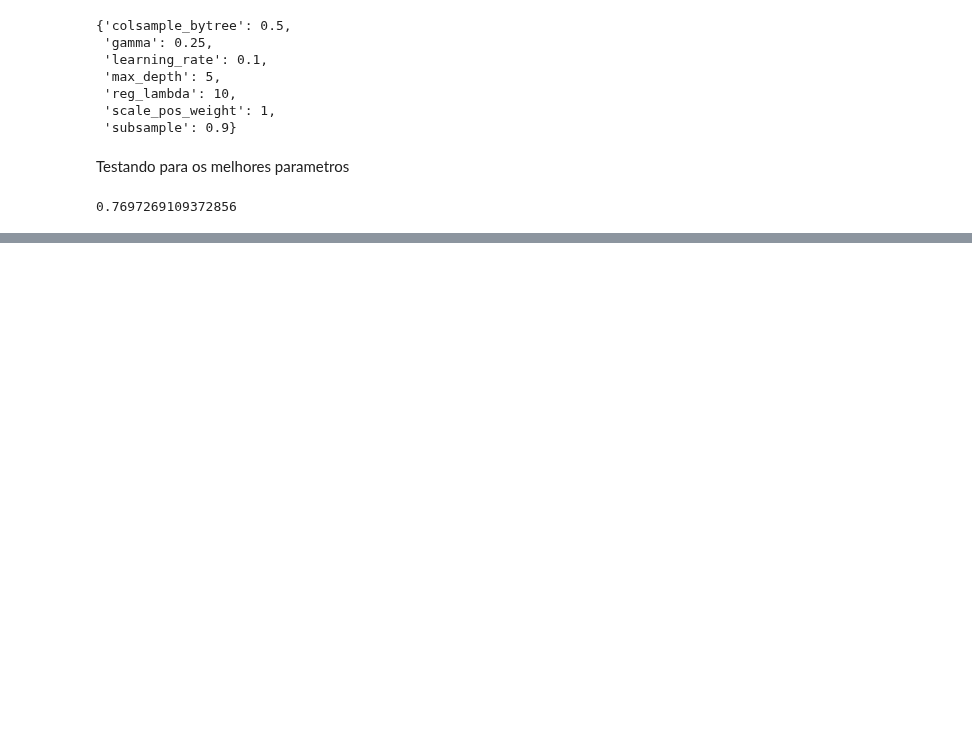
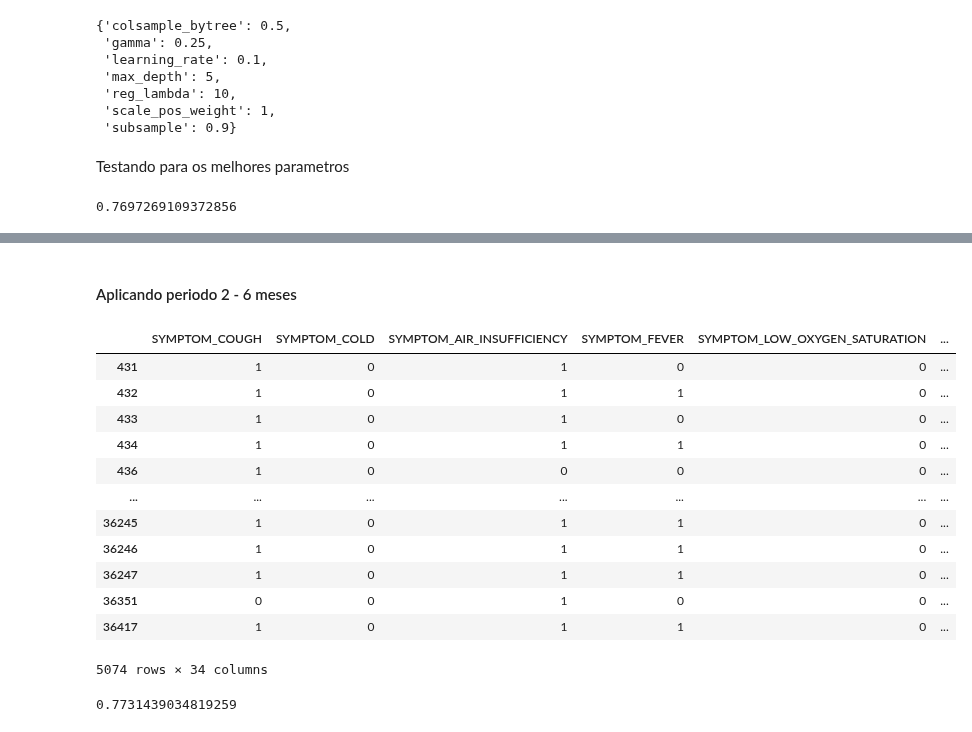
Before and after one commit to bielarnaud/Estudo_dados_de_covid, a Jupyter notebook: Codes/XGBoost.ipynb, the cells around one changed output, grey strips where cells are left out. Drawn from its saved outputs; the diff is of its cells as text; code cells hidden in the pictures; blank space fills up the shorter version.

```diff
--- a/Codes/XGBoost.ipynb
+++ b/Codes/XGBoost.ipynb
@@ -100,0 +170,23 @@ accuracy_score(y_test, preds)
+# %% [markdown]
+#### Aplicando periodo 2 - 6 meses
+# %%
+random_forest = Random_forest(periodo_2)
+random_forest.run_graves()
+
+df_p2 = random_forest.df
+df_p2 = df_p2[list_features]
+df_p2
+# %% [output]
+|  | SYMPTOM_COUGH | SYMPTOM_COLD | SYMPTOM_AIR_INSUFFICIENCY | SYMPTOM_FEVER | SYMPTOM_LOW_OXYGEN_SATURATION | ... |
+| 431 | 1 | 0 | 1 | 0 | 0 | ... |
+| 432 | 1 | 0 | 1 | 1 | 0 | ... |
+| 433 | 1 | 0 | 1 | 0 | 0 | ... |
+| 434 | 1 | 0 | 1 | 1 | 0 | ... |
+| 436 | 1 | 0 | 0 | 0 | 0 | ... |
+| ... | ... | ... | ... | ... | ... | ... |
+| 36245 | 1 | 0 | 1 | 1 | 0 | ... |
+| 36246 | 1 | 0 | 1 | 1 | 0 | ... |
+| 36247 | 1 | 0 | 1 | 1 | 0 | ... |
+| 36351 | 0 | 0 | 1 | 0 | 0 | ... |
+| 36417 | 1 | 0 | 1 | 1 | 0 | ... |
+5074 rows × 34 columns
@@ -100,0 +207,4 @@ accuracy_score(y_test, preds)
+# %%
+grid_cv.best_score_
+# %% [output]
+0.7731439034819259
```
Also changed, not shown: parts of 40 cells of this notebook, 2 other files.
